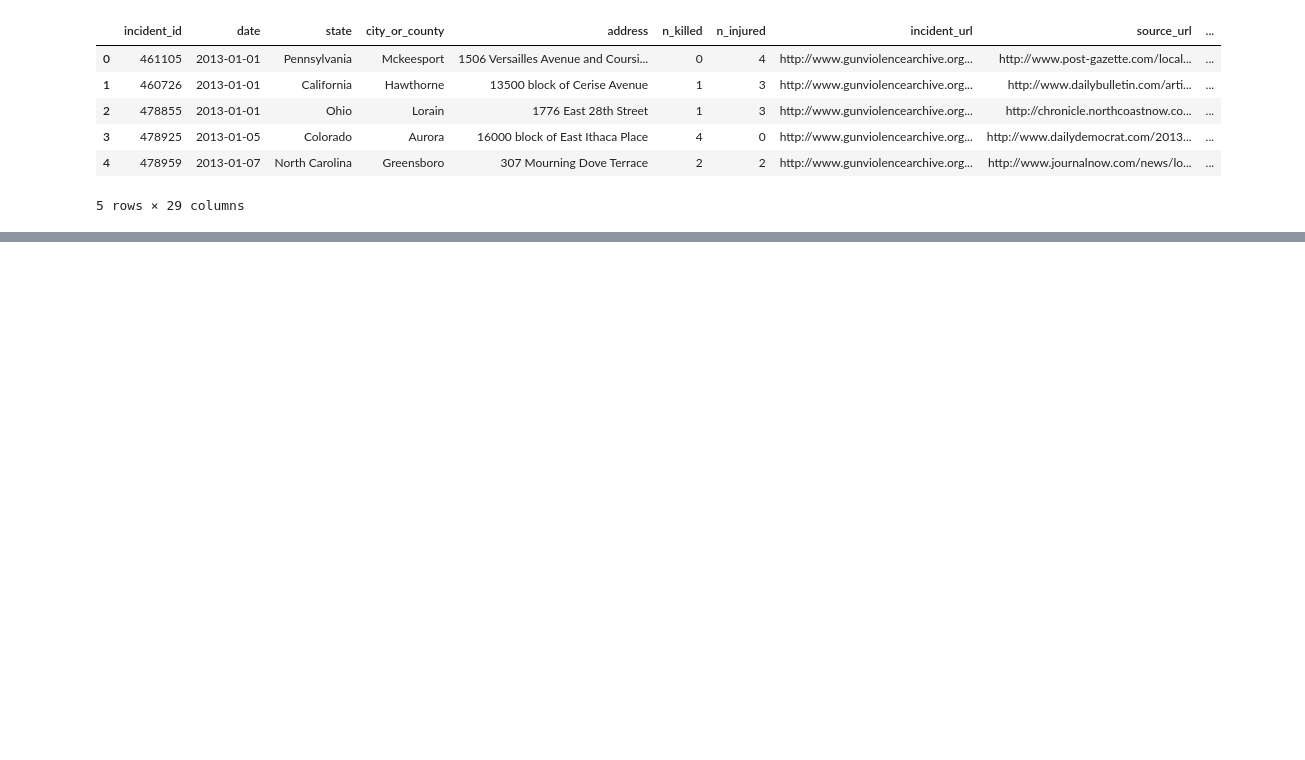
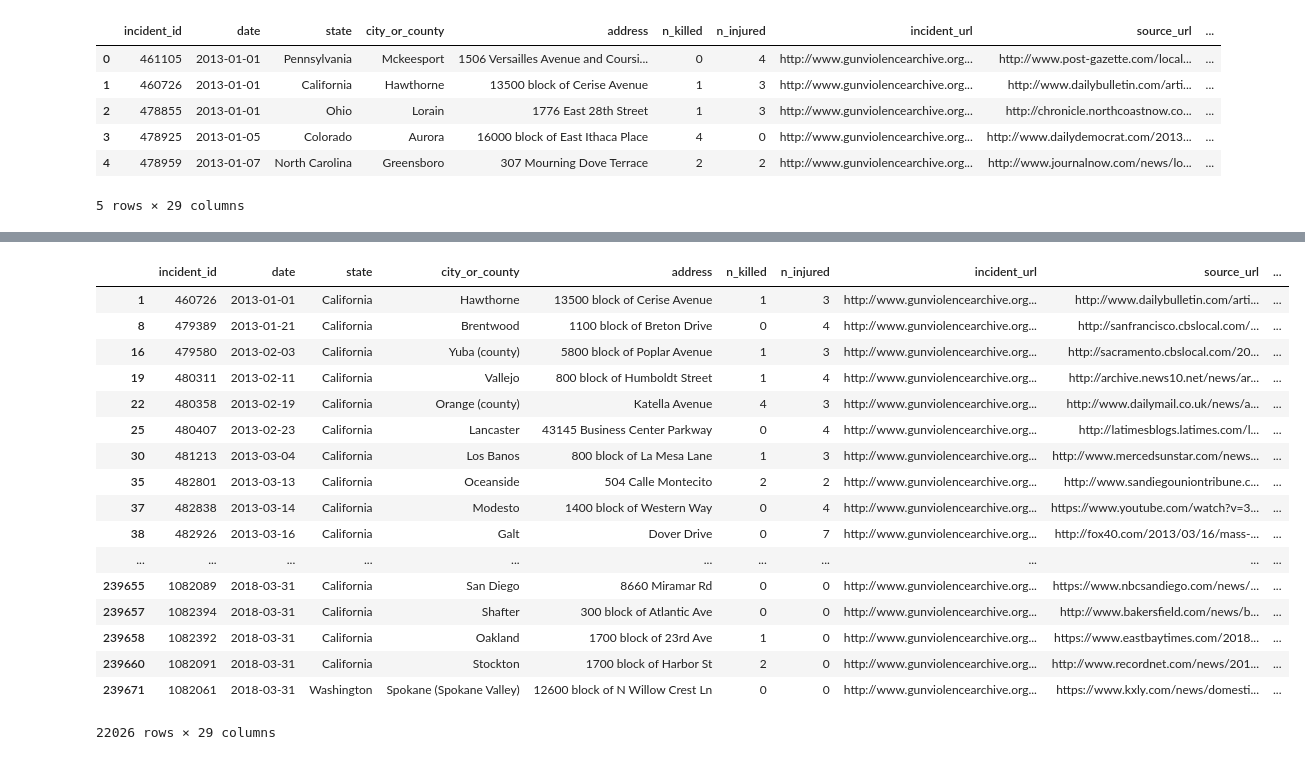
Before and after one commit to AndyDeNike/gun_violence_us_data, a Jupyter notebook: gun_violence_us_data.ipynb, the cells around one changed output, grey strips where cells are left out. Drawn from its saved outputs; the diff is of its cells as text; code cells hidden in the pictures; blank space fills up the shorter version.

```diff
--- a/gun_violence_us_data.ipynb
+++ b/gun_violence_us_data.ipynb
@@ -14,0 +178,21 @@ df.head()
+# %%
+df[df.state.isin(['California', 'Oregon', 'Washington'])]
+# %% [output]
+|  | incident_id | date | state | city_or_county | address | n_killed | n_injured | incident_url | source_url | ... |
+| 1 | 460726 | 2013-01-01 | California | Hawthorne | 13500 block of Cerise Avenue | 1 | 3 | http://www.gunviolencearchive.org... | http://www.dailybulletin.com/arti... | ... |
+| 8 | 479389 | 2013-01-21 | California | Brentwood | 1100 block of Breton Drive | 0 | 4 | http://www.gunviolencearchive.org... | http://sanfrancisco.cbslocal.com/... | ... |
+| 16 | 479580 | 2013-02-03 | California | Yuba (county) | 5800 block of Poplar Avenue | 1 | 3 | http://www.gunviolencearchive.org... | http://sacramento.cbslocal.com/20... | ... |
+| 19 | 480311 | 2013-02-11 | California | Vallejo | 800 block of Humboldt Street | 1 | 4 | http://www.gunviolencearchive.org... | http://archive.news10.net/news/ar... | ... |
+| 22 | 480358 | 2013-02-19 | California | Orange (county) | Katella Avenue | 4 | 3 | http://www.gunviolencearchive.org... | http://www.dailymail.co.uk/news/a... | ... |
+| 25 | 480407 | 2013-02-23 | California | Lancaster | 43145 Business Center Parkway | 0 | 4 | http://www.gunviolencearchive.org... | http://latimesblogs.latimes.com/l... | ... |
+| 30 | 481213 | 2013-03-04 | California | Los Banos | 800 block of La Mesa Lane | 1 | 3 | http://www.gunviolencearchive.org... | http://www.mercedsunstar.com/news... | ... |
+| 35 | 482801 | 2013-03-13 | California | Oceanside | 504 Calle Montecito | 2 | 2 | http://www.gunviolencearchive.org... | http://www.sandiegouniontribune.c... | ... |
+| 37 | 482838 | 2013-03-14 | California | Modesto | 1400 block of Western Way | 0 | 4 | http://www.gunviolencearchive.org... | https://www.youtube.com/watch?v=3... | ... |
+| 38 | 482926 | 2013-03-16 | California | Galt | Dover Drive | 0 | 7 | http://www.gunviolencearchive.org... | http://fox40.com/2013/03/16/mass-... | ... |
+| ... | ... | ... | ... | ... | ... | ... | ... | ... | ... | ... |
+| 239655 | 1082089 | 2018-03-31 | California | San Diego | 8660 Miramar Rd | 0 | 0 | http://www.gunviolencearchive.org... | https://www.nbcsandiego.com/news/... | ... |
+| 239657 | 1082394 | 2018-03-31 | California | Shafter | 300 block of Atlantic Ave | 0 | 0 | http://www.gunviolencearchive.org... | http://www.bakersfield.com/news/b... | ... |
+| 239658 | 1082392 | 2018-03-31 | California | Oakland | 1700 block of 23rd Ave | 1 | 0 | http://www.gunviolencearchive.org... | https://www.eastbaytimes.com/2018... | ... |
+| 239660 | 1082091 | 2018-03-31 | California | Stockton | 1700 block of Harbor St | 2 | 0 | http://www.gunviolencearchive.org... | http://www.recordnet.com/news/201... | ... |
+| 239671 | 1082061 | 2018-03-31 | Washington | Spokane (Spokane Valley) | 12600 block of N Willow Crest Ln | 0 | 0 | http://www.gunviolencearchive.org... | https://www.kxly.com/news/domesti... | ... |
+22026 rows × 29 columns
```
Also changed, not shown: parts of 21 cells of this notebook.
